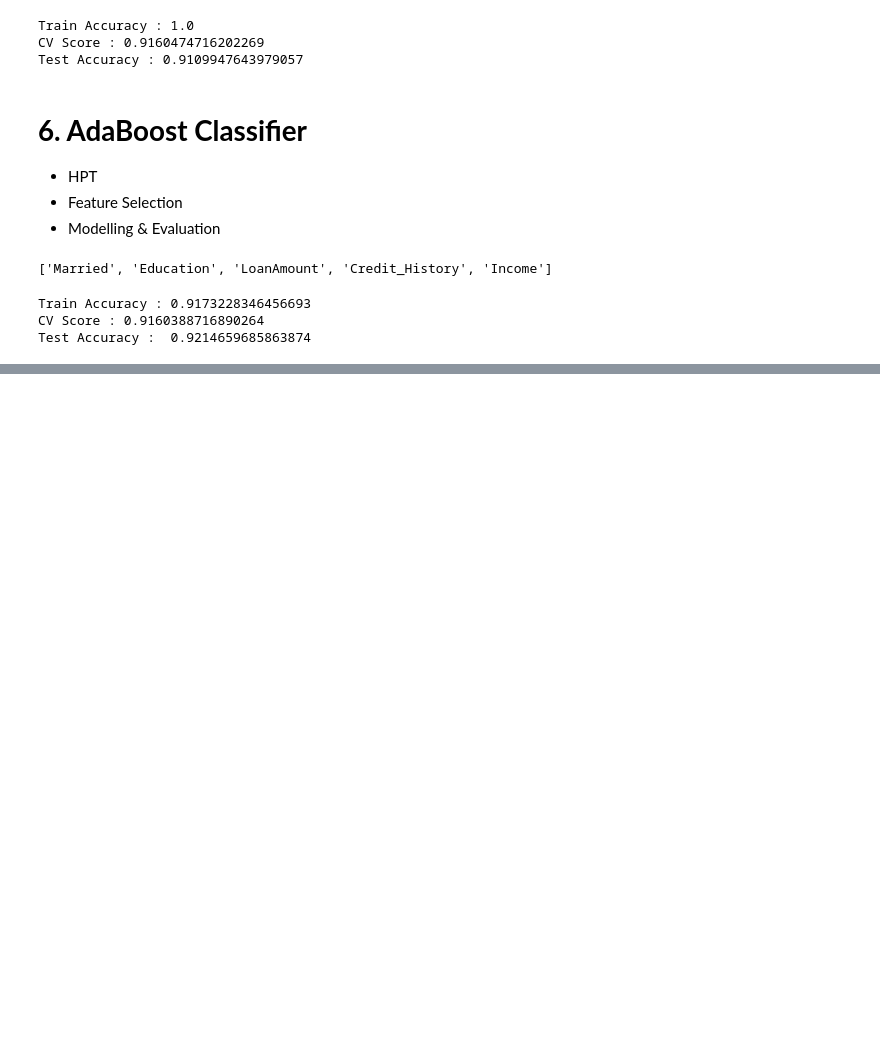
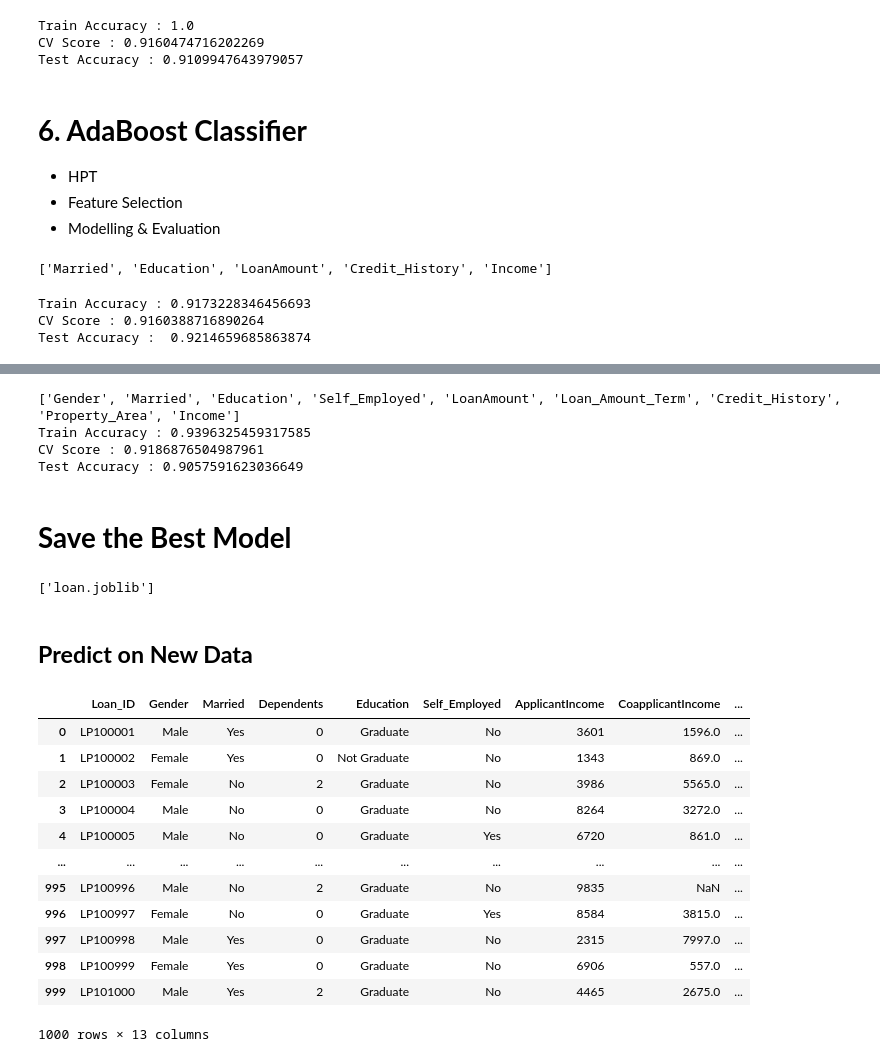
Before and after one commit to AbhayMadhukarChintamwar/Loan_Eligible_Status, a Jupyter notebook: Finance_Capston_Project.ipynb, the cells around one changed output, grey strips where cells are left out. Saved outputs shown, nothing was run; the diff lists cells and outputs as text; code cells hidden in the pictures; blank space fills up the shorter version.

Commit message:
Choose the Best model for given capston project

```diff
--- a/Finance_Capston_Project.ipynb
+++ b/Finance_Capston_Project.ipynb
@@ -1068,0 +1160,52 @@ Test Accuracy :  0.9214659685863874
+# %%
+# Hyperparameter tuning
+
+estimator = XGBClassifier()
+
+param_grid = {'n_estimators':[10, 20, 40, 100],
+              'max_depth':[3,4,5,6],
+              'gamma':[0, 0.15,0.3,0.5,1]}
+
+xgb_grid = GridSearchCV(estimator, param_grid, scoring='accuracy', cv = 5)
+xgb_grid.fit(X_train, y_train)
+xgb = xgb_grid.best_estimator_
+
+# Important features
+
+feats_xgb = pd.DataFrame(data=xgb.feature_importances_,
+                         index= X.columns,
+                         columns=['Importance'])
+
+important_features_xgb = feats_xgb[feats_xgb['Importance']>0].index.to_list()
+print(important_features_xgb)
+
+
+# Modelling
+
+X_train_xgb = X_train[important_features_xgb]
+X_test_xgb = X_test[important_features_xgb]
+
+xgb.fit(X_train_xgb, y_train)
+
+# Evaluation
+
+ypred_test = xgb.predict(X_test_xgb)
+ypred_train = xgb.predict(X_train_xgb)
+
+print('Train Accuracy :', accuracy_score(ypred_train, y_train))
+print('CV Score :', cross_val_score(xgb, X_train_xgb, y_train, scoring='accuracy', cv = 5).mean())
+print('Test Accuracy :', accuracy_score(ypred_test, y_test))
+# %% [output]
+['Gender', 'Married', 'Education', 'Self_Employed', 'LoanAmount', 'Loan_Amount_Term', 'Credit_History', 'Property_Area', 'Income']
+Train Accuracy : 0.9396325459317585
+CV Score : 0.9186876504987961
+Test Accuracy : 0.9057591623036649
+# %% [markdown]
+# **Save the Best Model**
+# %%
+from joblib import dump
+dump(dt, 'loan.joblib')
+# %% [output]
+['loan.joblib']
+# %% [markdown]
+## **Predict on New Data**
@@ -1068,0 +1227,20 @@ Test Accuracy :  0.9214659685863874
+# %%
+# data = pd.DataFrame(input_data, index=[0])
+# data
+
+df = pd.read_csv('LoanData.csv')
+df
+# %% [output]
+|  | Loan_ID | Gender | Married | Dependents | Education | Self_Employed | ApplicantIncome | CoapplicantIncome | ... |
+| 0 | LP100001 | Male | Yes | 0 | Graduate | No | 3601 | 1596.0 | ... |
+| 1 | LP100002 | Female | Yes | 0 | Not Graduate | No | 1343 | 869.0 | ... |
+| 2 | LP100003 | Female | No | 2 | Graduate | No | 3986 | 5565.0 | ... |
+| 3 | LP100004 | Male | No | 0 | Graduate | No | 8264 | 3272.0 | ... |
+| 4 | LP100005 | Male | No | 0 | Graduate | Yes | 6720 | 861.0 | ... |
+| ... | ... | ... | ... | ... | ... | ... | ... | ... | ... |
+| 995 | LP100996 | Male | No | 2 | Graduate | No | 9835 | NaN | ... |
+| 996 | LP100997 | Female | No | 0 | Graduate | Yes | 8584 | 3815.0 | ... |
+| 997 | LP100998 | Male | Yes | 0 | Graduate | No | 2315 | 7997.0 | ... |
+| 998 | LP100999 | Female | Yes | 0 | Graduate | No | 6906 | 557.0 | ... |
+| 999 | LP101000 | Male | Yes | 2 | Graduate | No | 4465 | 2675.0 | ... |
+1000 rows × 13 columns
```
Also changed, not shown: parts of 20 cells of this notebook.
